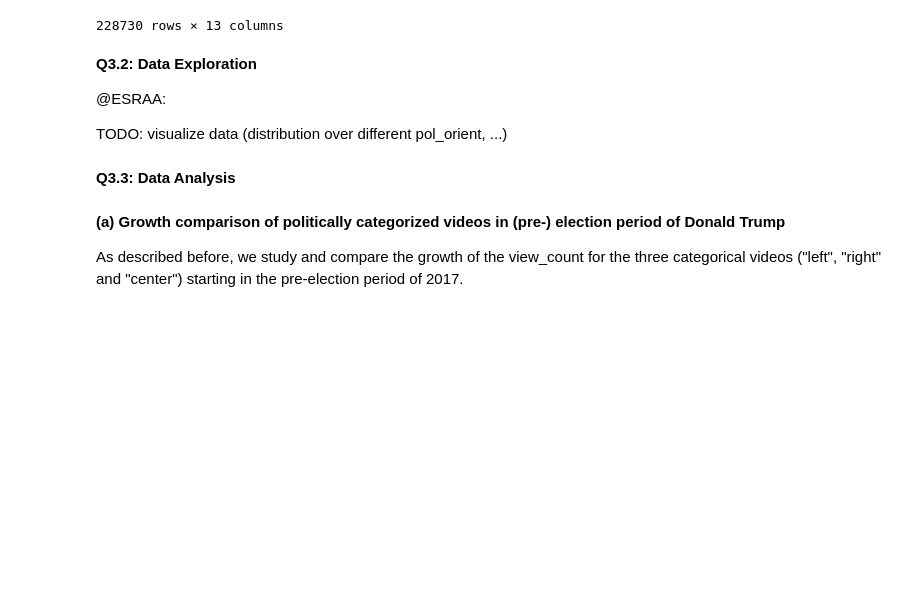
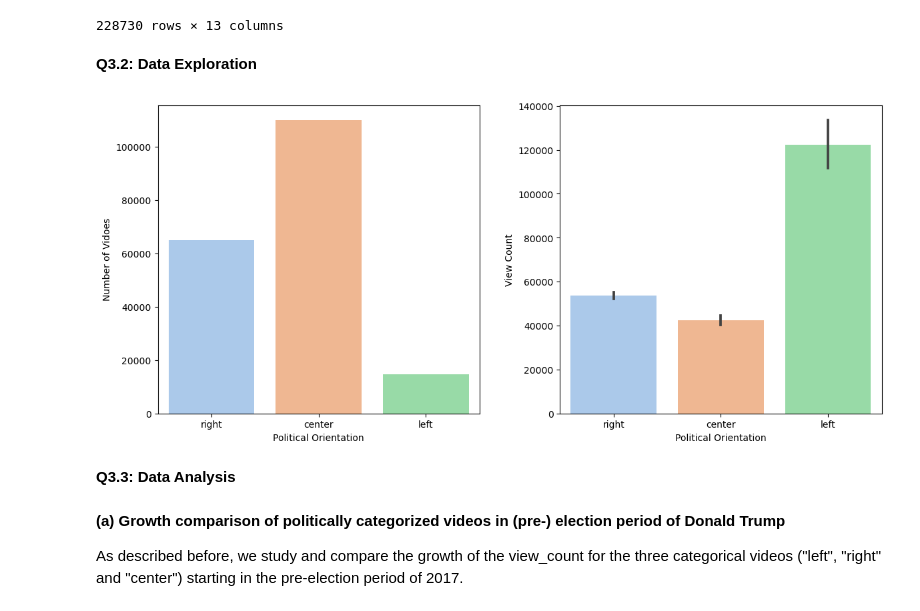
Before and after one commit to epfl-ada/ada-2022-project-powerrangers, a Jupyter notebook: explore_data.ipynb, the cells around one changed output. Drawn from its saved outputs; the diff is of its cells as text; code cells hidden in the pictures; blank space fills up the shorter version.

```diff
--- a/explore_data.ipynb
+++ b/explore_data.ipynb
@@ -637,10 +640,19 @@ videos_radic_df
 228730 rows × 13 columns
 # %% [markdown]
 **Q3.2: Data Exploration**
-
-@ESRAA:
-
-TODO: visualize data (distribution over different pol_orient, ...)
+# %%
+videos_radic_df_temp = videos_radic_df.loc[videos_radic_df["pol_orient"] != 0]
+
+fig, (ax1, ax2) = plt.subplots(1, 2, figsize=(14, 6), gridspec_kw={"wspace": 0.25, "hspace": 0.1})
+
+ax1 = sns.countplot(ax = ax1, x=videos_radic_df_temp["pol_orient"], palette="pastel")
+ax1.set(xlabel='Political Orientation', ylabel='Number of Vidoes')
+ax2 = sns.barplot(ax = ax2, data=videos_radic_df_temp, x = "pol_orient", y = "view_count", palette = "pastel")
+ax2.set(xlabel='Political Orientation', ylabel='View Count')
+
+plt.show()
+# %% [output]
+[figure, added]
 # %% [markdown]
 **Q3.3: Data Analysis**
 # %% [markdown]
```
Also changed, not shown: parts of 8 cells of this notebook.
